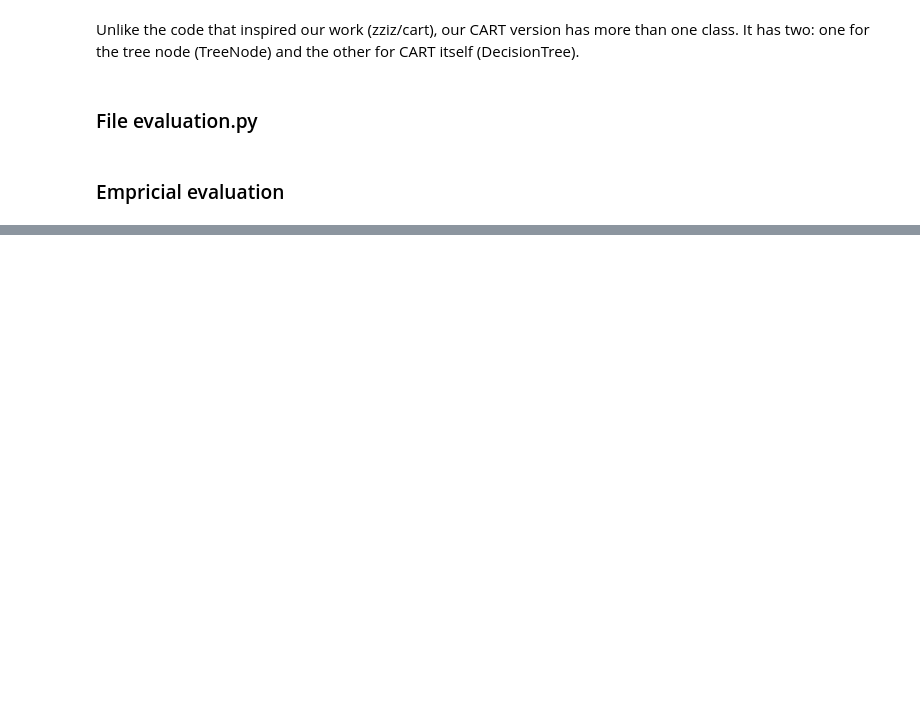
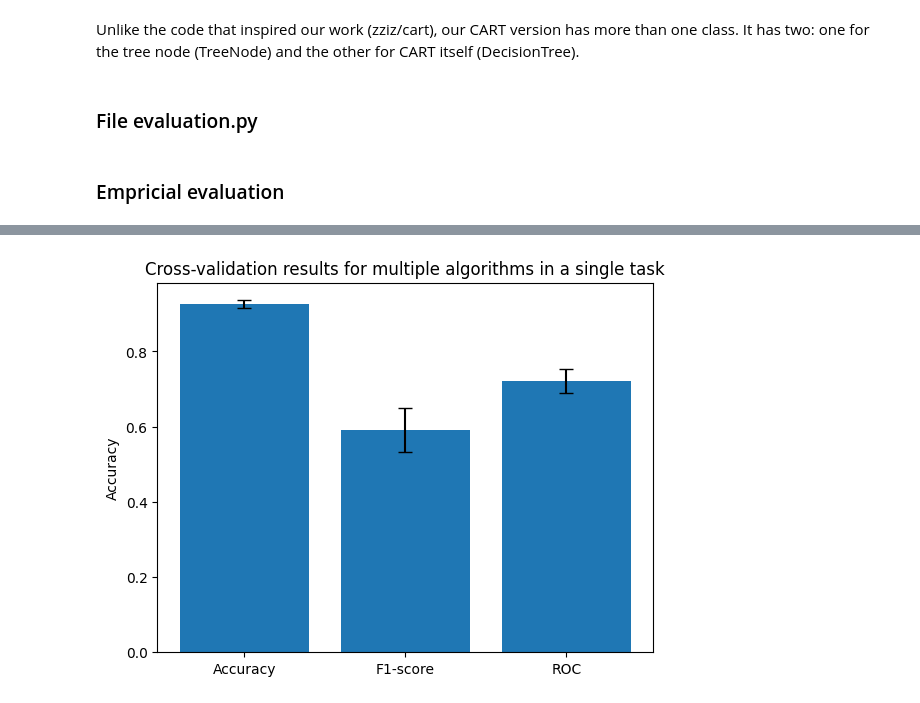
Before and after one commit to ricardofig016/cart-algorithm-class-imbalance-evaluation, a Jupyter notebook: assignment.ipynb, the cells around one changed output, grey strips where cells are left out. Cells and saved outputs as stored; diff of their text form; code cells hidden in the pictures; blank space fills up the shorter version.

```diff
--- a/assignment.ipynb
+++ b/assignment.ipynb
@@ -346,0 +365,13 @@ results_df
+# %%
+def plot_estimates(results,metric='Accuracy'):
+    fig, ax = plt.subplots()
+    ax.bar(results.columns, results.mean(), \
+           yerr=results.std() / np.sqrt(results.shape[0]), \
+                 capsize=5)
+    ax.set_ylabel(metric)
+    ax.set_title('Cross-validation results for multiple algorithms in a single task')
+    plt.show()
+# %%
+plot_estimates(results_df)
+# %% [output]
+[figure, added]
```
Also changed, not shown: parts of 11 cells of this notebook.
